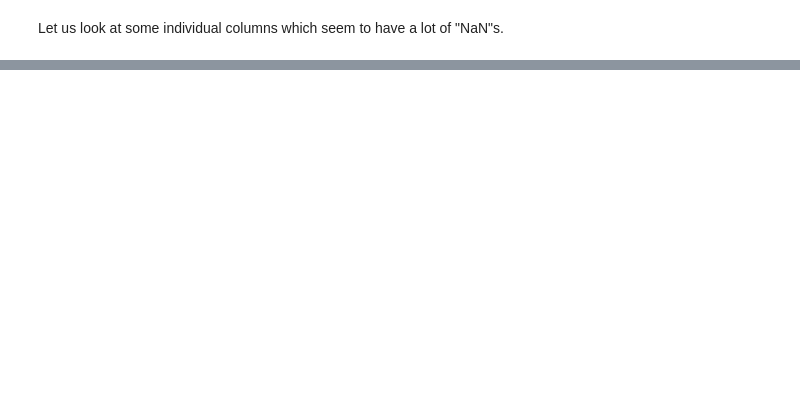
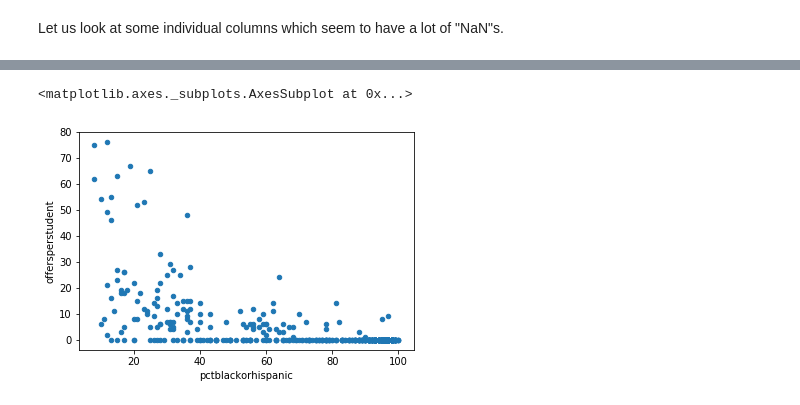
Before and after one commit to mwinton/W207-final-project, a Jupyter notebook: PASSNYC_deepak_nagaraj.ipynb, the cells around one changed output, grey strips where cells are left out. Cells and saved outputs as stored; diff of their text form; code cells hidden in the pictures; blank space fills up the shorter version.

```diff
--- a/PASSNYC_deepak_nagaraj.ipynb
+++ b/PASSNYC_deepak_nagaraj.ipynb
@@ -197,0 +200,9 @@ display(shsat_df)
+# %%
+# Remove percent and convert to float
+percent_columns = [
+    'OffersPerStudent',
+    'PctBlackOrHispanic',
+]
+for col in percent_columns:
+    nyt_df[col] = nyt_df[col].astype(str).apply(lambda s: int(s.strip('%')))
+nyt_df.columns = [sanitize_columns(c) for c in nyt_df.columns]
@@ -197,0 +343,6 @@ display(shsat_df)
+# %%
+%matplotlib inline
+nyt_df.plot.scatter('pctblackorhispanic', 'offersperstudent')
+# %% [output]
+<matplotlib.axes._subplots.AxesSubplot at 0x...>
+[figure, added]
```
Also changed, not shown: parts of 19 cells of this notebook, 3 other files.
